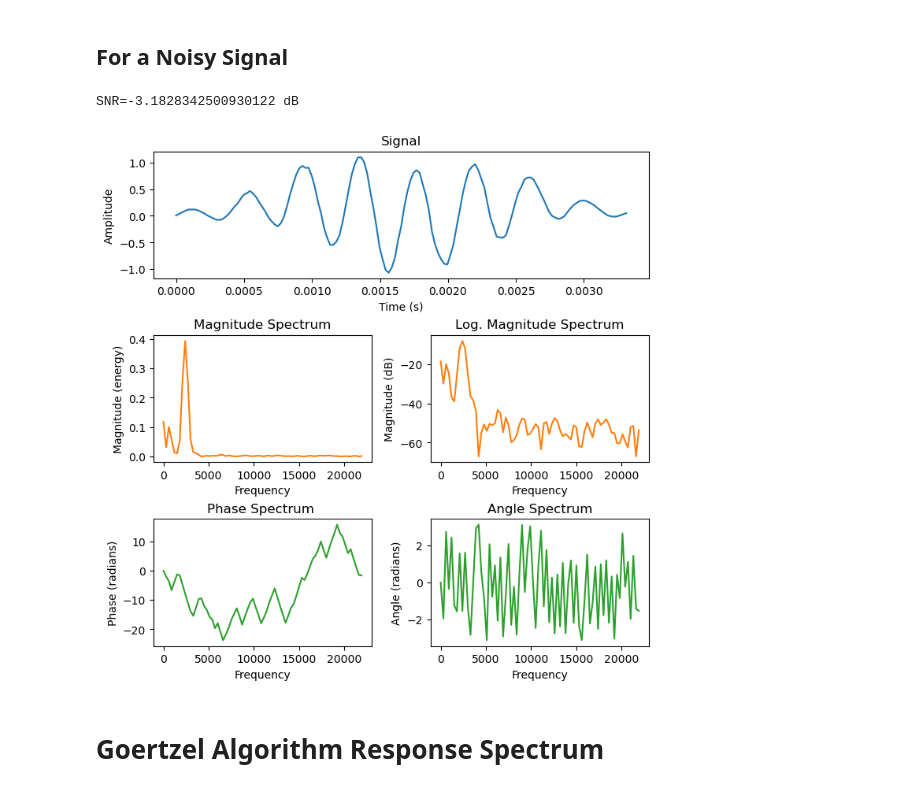
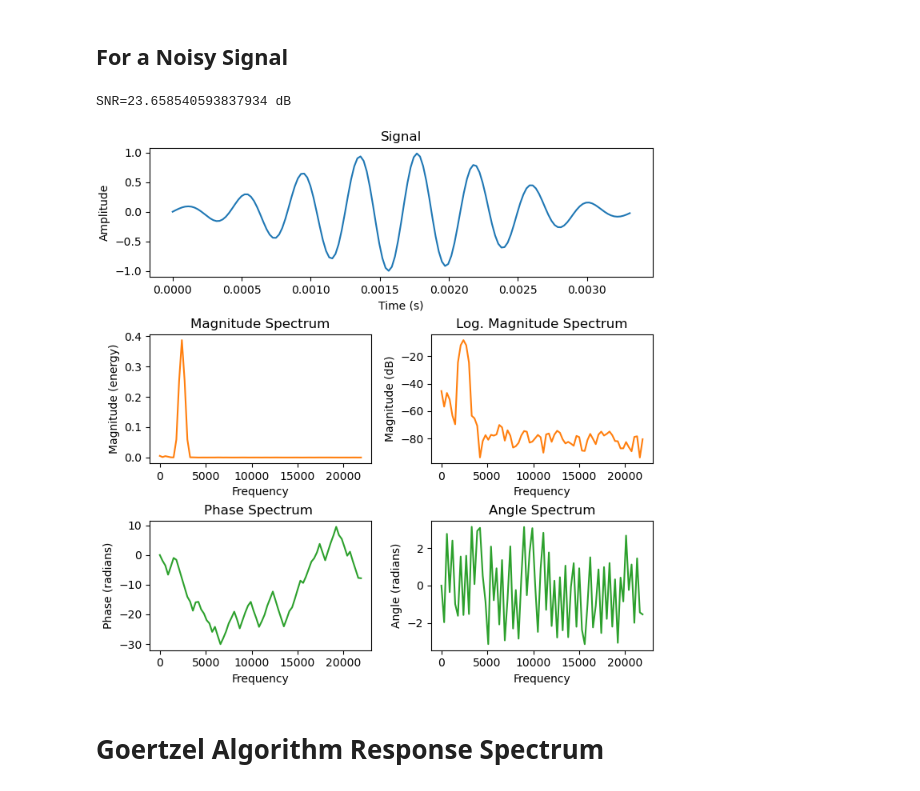
Before and after one commit to nausicaea/rootspace, a Jupyter notebook: contrib/goertzel/goertzel-noise-nausicaea-2025.ipynb, the cells around one changed output. Cells and saved outputs as stored; diff of their text form; code cells hidden in the pictures.

```diff
--- a/contrib/goertzel/goertzel-noise-nausicaea-2025.ipynb
+++ b/contrib/goertzel/goertzel-noise-nausicaea-2025.ipynb
@@ -159,7 +159,7 @@ class Cnse(Signal):
         nse = numpy.random.randn(len_t)
         kernel = numpy.exp(-self.t / self.decay)
         cnse_val = numpy.convolve(nse, kernel)
-        return (self.scale * cnse_val)[:len_t]
+        return (self.scale * cnse_val / numpy.max(cnse_val))[:len_t]
 # %% [markdown]
 # Experimentation
 # %%
@@ -226,15 +226,17 @@ plot_spectrum(spec.sample_rate, t, s * numpy.hamming(len(t)))
 # %%
 numpy.random.seed(0)
 spec = Spec.with_kcs()
 spec.sample_rate = 44100
 t = Time(spec.sample_rate, window=slice(samples_per_bit(spec.sample_rate, spec.mark_frequency, 8))).build()
 s = Sine(t, spec.mark_frequency).build()
 n = Cnse(t, scale=0.05, decay=0.05).build()
 print(f"SNR={snr(s, n)} dB")
-plot_spectrum(spec.sample_rate, t, (s + n) * numpy.hamming(len(t)))
+y = (s + n) * numpy.hamming(len(t))
+y /= numpy.max(numpy.abs(y))
+plot_spectrum(spec.sample_rate, t, y)
 # %% [output]
-SNR=-3.1828342500930122 dB
+SNR=23.658540593837934 dB
-[figure, old version]
+[figure, new version]
 # %% [markdown]
 # Goertzel Algorithm Response Spectrum
 # %% [markdown]
```
Also changed, not shown: parts of 6 cells of this notebook, 1 other file.
